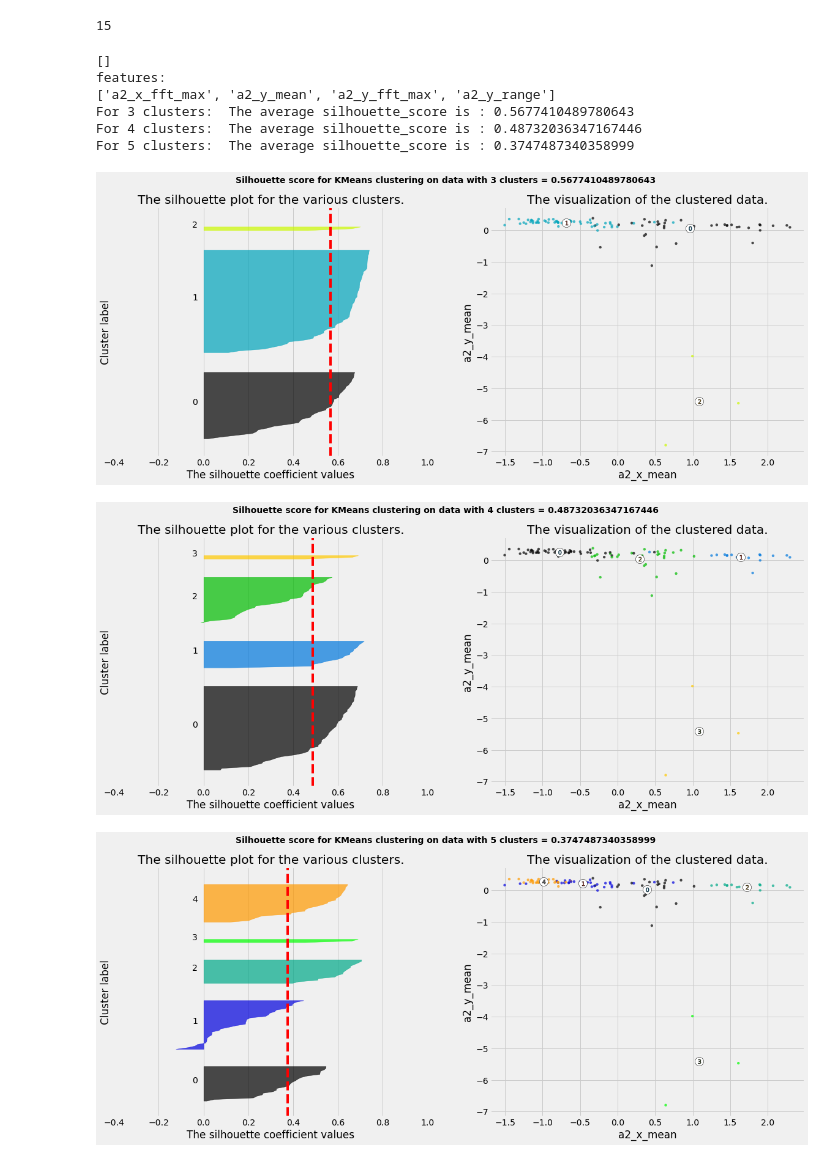
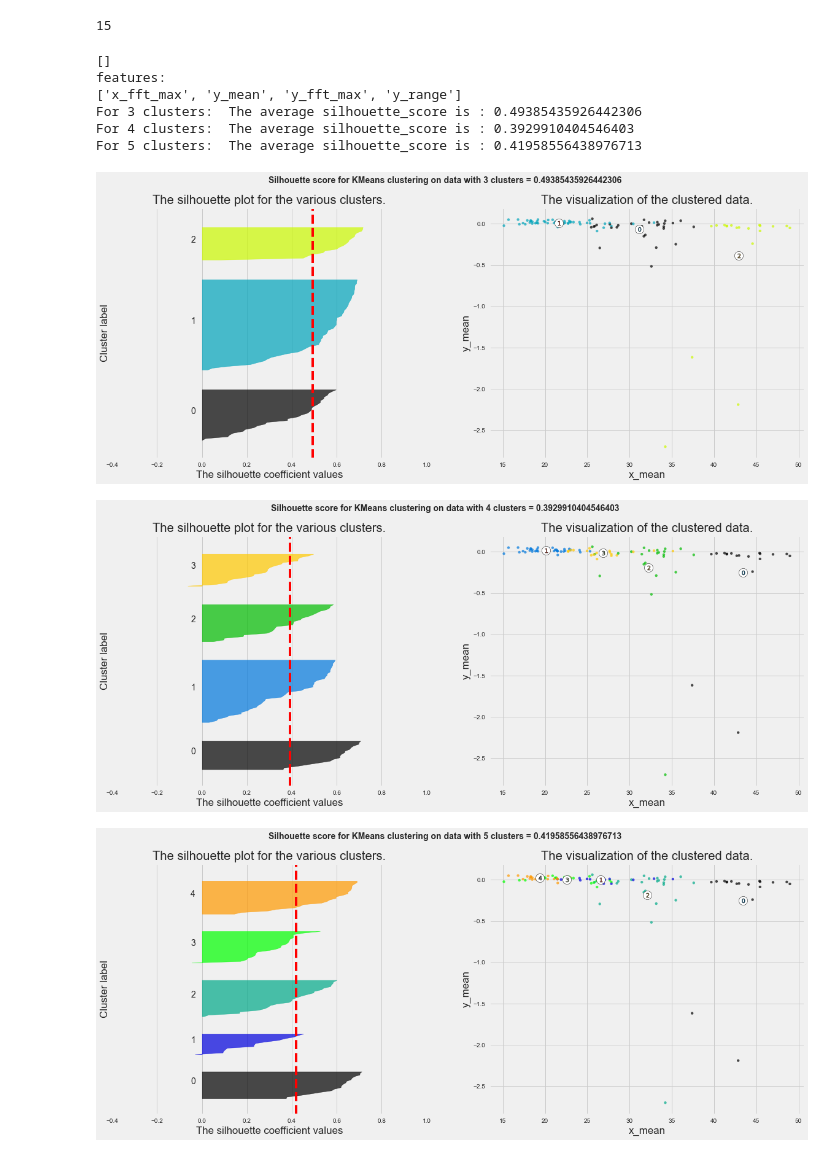
Before and after one commit to matthew-samyn/challenge-clustering, a Jupyter notebook: main.ipynb, the cells around one changed output. Drawn from its saved outputs; the diff is of its cells as text; code cells hidden in the pictures.

```diff
--- a/main.ipynb
+++ b/main.ipynb
@@ -3,12 +3,11 @@ import numpy as np
 import pandas as pd
 import seaborn as sns
 import matplotlib.pyplot as plt
-import plotly.express as px
-import scipy
+# import plotly.express as px
+# import scipy
 import itertools
 from sklearn.cluster import KMeans
 from sklearn.metrics import silhouette_score, silhouette_samples
-from collections import Counter
 from sklearn.preprocessing import StandardScaler
 import matplotlib.cm as cm
 import matplotlib.style as style
@@ -20,39 +19,8 @@ def initiate_pandas(max_cols, cons_width):
     pd.set_option('display.max_rows', 250)
     pd.set_option('display.width', cons_width)  # make output in console wider
 
-df = pd.read_csv("CSV output/Leonor_csv_bearings.csv")
+df = pd.read_csv("CSV output/clustering_ready")
 print(df.shape)
-df = df[df["status"] == 0]
-df = df.drop(['rpm_mean', 'w_mean','w_range','w_max','status'], axis=1)
-print(df.shape)
-print(df.columns)
-
-
-# Difference between a1 and a2 into columns.
-columns_to_get_difference = (('a1_x_mean','a2_x_mean'),('a1_y_mean','a2_y_mean'),('a1_z_mean','a2_z_mean'),
-                             ('a1_x_range','a2_x_range'),('a1_y_range','a2_y_range'),('a1_z_range','a2_z_range'),
-                             ('a1_x_min','a2_x_min'),('a1_y_min','a2_y_min'),('a1_z_min','a2_z_min'),
-                             ('a1_x_max','a2_x_max'),('a1_y_max','a2_y_max'),('a1_z_max','a2_z_max'),
-                             ('a1_x_fft_mean','a2_x_fft_mean'),('a1_y_fft_mean','a2_y_fft_mean'),
-                             ('a1_z_fft_mean','a2_z_fft_mean'),('a1_x_ff_range','a2_x_fft_range'),
-                             ('a1_y_fft_range','a2_y_fft_range'),('a1_z_fft_range','a2_z_fft_range'),
-                             ('a1_x_fft_min','a2_x_fft_min'),('a1_y_fft_min','a2_y_fft_min'),
-                             ('a1_z_fft_min','a2_z_fft_min'),('a1_x_fft_max','a2_x_fft_max'),
-                             ('a1_y_fft_max','a2_y_fft_max'),('a1_z_fft_max','a2_z_fft_max'))
-
-
-def dataframe_with_differences_between_a1_and_a2_with_original_columns_deleted(df: pd.DataFrame, columns_to_compare_and_delete: tuple[tuple[str,str]]) -> pd.DataFrame:
-    for columns in columns_to_compare_and_delete:
-        a1_column = columns[0]
-        a2_column = columns[1]
-        difference = df[a2_column] - df[a1_column]
-        df = df.drop([a1_column], axis=1)
-        new_column_name = a2_column[3:] + "_difference"
-        df[new_column_name] = difference
-    return df
-
-df = dataframe_with_differences_between_a1_and_a2_with_original_columns_deleted(df, columns_to_get_difference)
-df = df.drop([x for x in df.columns if x.endswith("_difference")], axis=1)
 print("Columns that go into Kmeans:")
 print(df.columns)
 print(df.shape)
@@ -350,7 +318,7 @@ print(len(combinations))
 # %% [output]
 15
 # %%
-combinations=[(['a2_x_fft_max', 'a2_y_mean', 'a2_y_fft_max', 'a2_y_range'])]
+combinations=[(['x_fft_max', 'y_mean', 'y_fft_max', 'y_range'])]
 for features in combinations:
     X = df_scaled[[*features]].values
     range_n_clusters = [3, 4, 5]
@@ -427,38 +395,37 @@ for features in combinations:
                     c=colors, edgecolor='k')
 
         # Labeling the clusters
         centers = clusterer.cluster_centers_
         # Draw white circles at cluster centers
         ax2.scatter(centers[:, 0], centers[:, 1], marker='o',
                     c="white", alpha=1, s=200, edgecolor='k')
 
         for i, c in enumerate(centers):
             ax2.scatter(c[0], c[1], marker='$%d$' % i, alpha=1,
                         s=50, edgecolor='k')
 
         ax2.set_title("The visualization of the clustered data.")
         ax2.set_xlabel(f"{feature1}")
         ax2.set_ylabel(f"{feature2}")
 
         plt.suptitle((f"Silhouette score for KMeans clustering on data "
                       f"with {n_clusters} clusters = {silhouette_avg} "),
                      fontsize=14, fontweight='bold')
-    plt.savefig(f"Hello {n_clusters}.png")
     plt.show()
 
 
 style.use("fivethirtyeight")
 plt.plot(range_n_clusters, silhouette_avg_n_clusters)
 plt.xlabel("Number of Clusters (k)")
 plt.ylabel("silhouette score")
 plt.show()
 # %% [output]
 []
 features:
-['a2_x_fft_max', 'a2_y_mean', 'a2_y_fft_max', 'a2_y_range']
-For 3 clusters:  The average silhouette_score is : 0.5677410489780643
-For 4 clusters:  The average silhouette_score is : 0.48732036347167446
-For 5 clusters:  The average silhouette_score is : 0.3747487340358999
+['x_fft_max', 'y_mean', 'y_fft_max', 'y_range']
+For 3 clusters:  The average silhouette_score is : 0.49385435926442306
+For 4 clusters:  The average silhouette_score is : 0.3929910404546403
+For 5 clusters:  The average silhouette_score is : 0.41958556438976713
-[figure, old version]
+[figure, new version]
-[figure, old version]
+[figure, new version]
-[figure, old version]
+[figure, new version]
```
Also changed, not shown: parts of 7 cells of this notebook, 4 other files.
